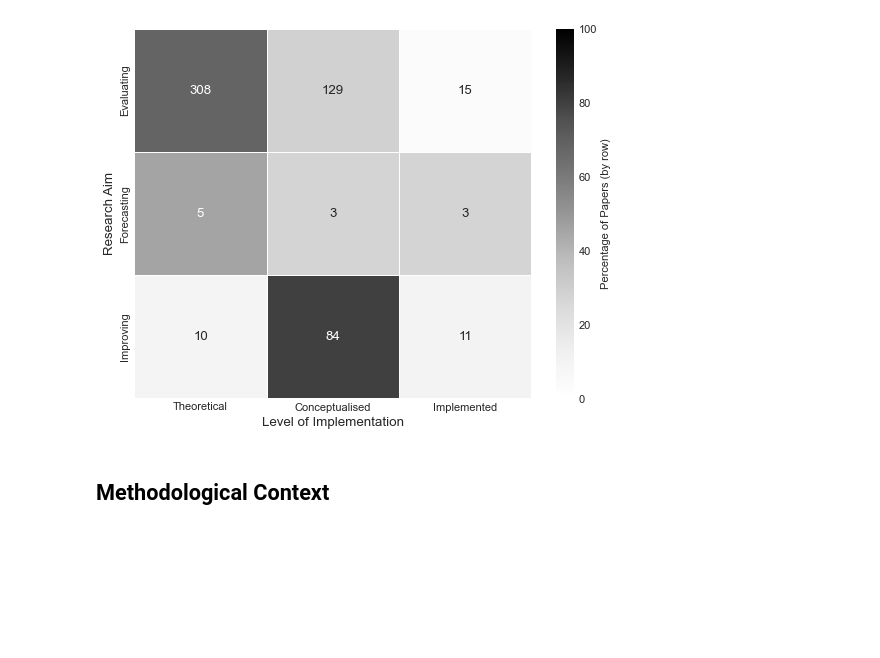
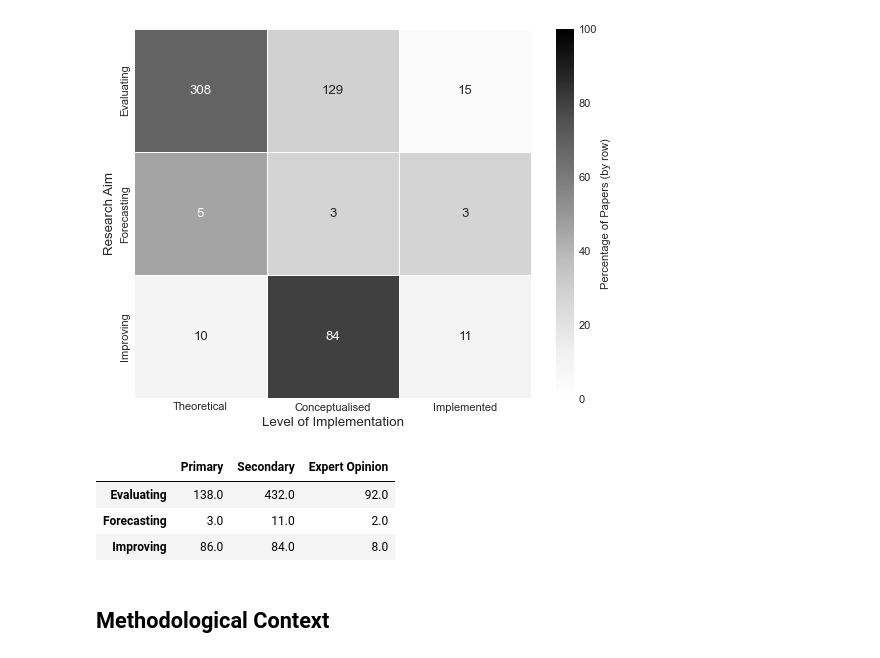
Before and after one commit to MHowells/Orthopaedics_Lit_Review_Analysis, a Jupyter notebook: Analysis.ipynb, the cells around one changed output. Cells and saved outputs as stored; diff of their text form; code cells hidden in the pictures; blank space fills up the shorter version.

```diff
--- a/Analysis.ipynb
+++ b/Analysis.ipynb
@@ -1011,6 +1011,14 @@ plt.ylabel('Research Aim', fontsize=12)
 plt.savefig("plots/research_aims_implementation.pdf", transparent=True, bbox_inches='tight')
 # %% [output]
 [figure]
+# %%
+# cross-analysis of data source and research aim
+cross_analysis(review_analysis, research_aims_categories, research_aims_labels, data_source_categories, data_source_labels)
+# %% [output]
+|  | Primary | Secondary | Expert Opinion |
+| Evaluating | 138.0 | 432.0 | 92.0 |
+| Forecasting | 3.0 | 11.0 | 2.0 |
+| Improving | 86.0 | 84.0 | 8.0 |
 # %% [markdown]
 ## Methodological Context
 # %% [markdown]
```
Also changed, not shown: 24 other files.
